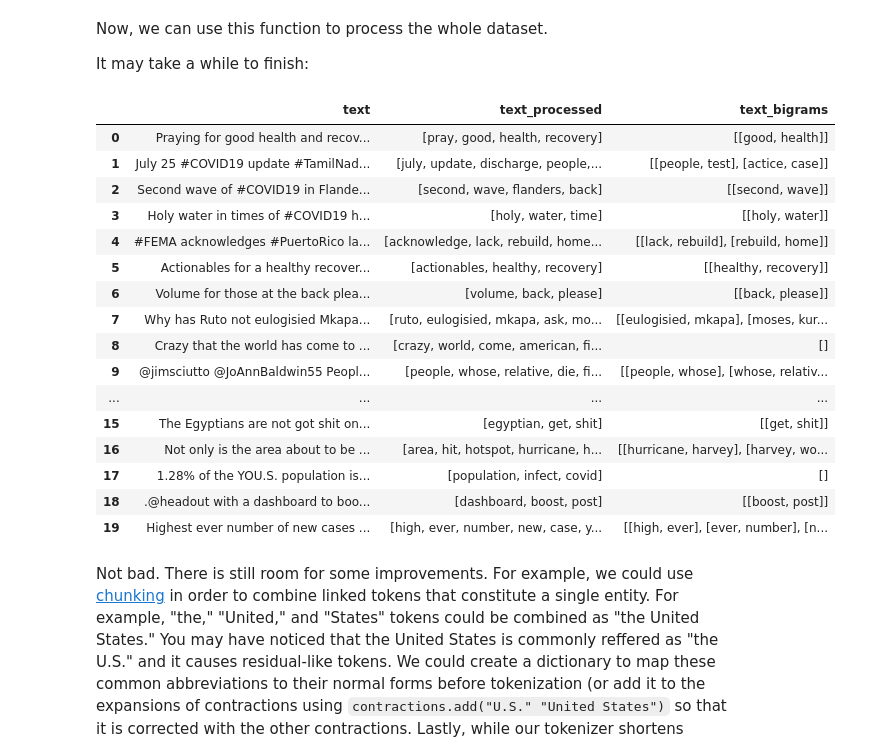
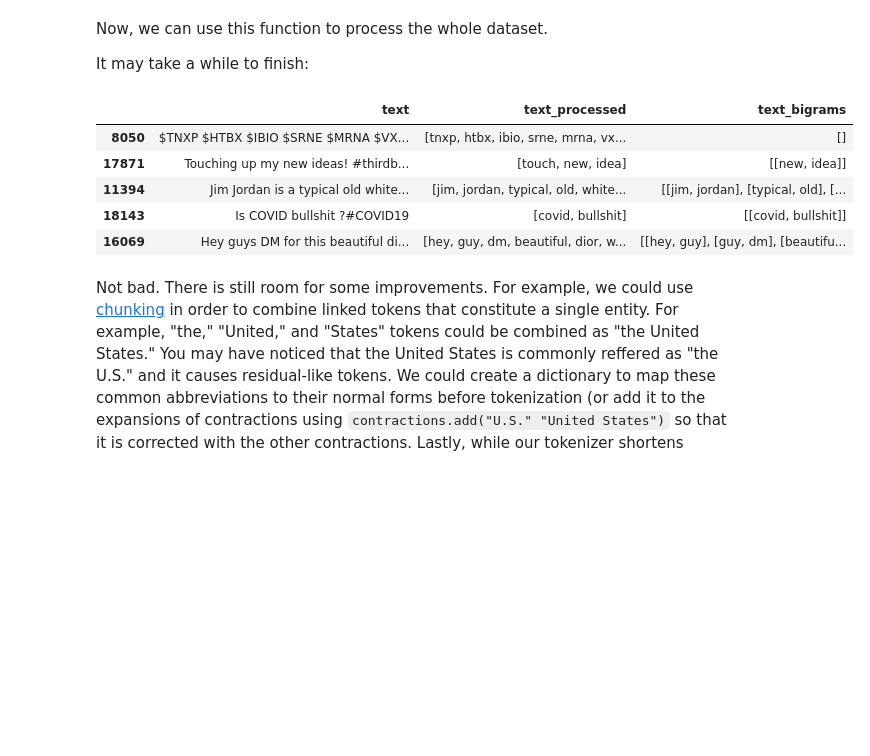
Before and after one commit to volgasezen/is584, a Jupyter notebook: Lab 1/Basic NLP.ipynb, the cells around one changed output. Cells and saved outputs as stored; diff of their text form; code cells hidden in the pictures; blank space fills up the shorter version.

```diff
--- a/Lab 1/Basic NLP.ipynb
+++ b/Lab 1/Basic NLP.ipynb
@@ -94,10 +37,0 @@ Tip: use `findall` function
-# %%
-text = '''The company's database is critical to their business operations.
-          They have a dedicated team that ensures the accuracy and security
-          of the database. However, there was an issue that caused the loss
-          of some important data. The team is currently working to recover
-          the lost data and improve the overall database system.'''
-
-myregex = r"data"
-print(re.findall(myregex,text))
-re.search(myregex,text)
@@ -118,8 +37,0 @@ Considering the above text, Create a regex that will get the text between parent
-# %%
-text = '''The function takes two arguments (x and y) and returns their sum.
-        The output is then printed to the console using the print('asd')
-        function. The parentheses ensure that the arguments are passed to
-        the function correctly and that the output is displayed as intended.'''
-
-# myregex = ## FILL IN HERE ##
-re.findall(myregex,text)
@@ -185,17 +86,0 @@ We can filter tweets by language using the API, and our dataset is _seemingly_ m
-# %%
-from langdetect import detect  ## >5m runtime
-
-def detect_tweet_lang(tweet):
-    # This roughly removes user handles and URLs:
-#     tweet = ' '.join(re.sub("(@[A-Za-z0-9_\-]+ )|(https?:\/\/.* )|(www\..* )"," ",tweet).split())
-    try:
-        lang = detect(tweet)
-    except:
-        lang = ""
-
-    return lang
-
-dataset["lang"] = dataset["text"].apply(detect_tweet_lang)
-
-# Summarizes detected language counts:
-dataset["lang"].value_counts()
@@ -742,29 +350,19 @@ It may take a while to finish:
 # %%
 # Normalizes tweets using the default options.
 # dataset["text_processed"] = [tokenize_normalize(text) for text in dataset["text"].values.tolist()]
 # dataset[["text", "text_processed"]].head(n=20)
 
 # Normalizes tweets and retrieves bigrams as well:
+dataset = dataset.sample(n=1000, random_state=1336)
 dataset["text_processed"], dataset["text_bigrams"] = map(list, zip(*[tokenize_normalize(text, return_bigrams=True) for text in dataset["text"].values.tolist()]))
-dataset[["text", "text_processed", "text_bigrams"]].head(n=20)
+dataset[["text", "text_processed", "text_bigrams"]].head(5)
 # %% [output]
 |  | text | text_processed | text_bigrams |
-| 0 | Praying for good health and recov... | [pray, good, health, recovery] | [[good, health]] |
-| 1 | July 25 #COVID19 update #TamilNad... | [july, update, discharge, people,... | [[people, test], [actice, case]] |
-| 2 | Second wave of #COVID19 in Flande... | [second, wave, flanders, back] | [[second, wave]] |
-| 3 | Holy water in times of #COVID19 h... | [holy, water, time] | [[holy, water]] |
-| 4 | #FEMA acknowledges #PuertoRico la... | [acknowledge, lack, rebuild, home... | [[lack, rebuild], [rebuild, home]] |
-| 5 | Actionables for a healthy recover... | [actionables, healthy, recovery] | [[healthy, recovery]] |
-| 6 | Volume for those at the back plea... | [volume, back, please] | [[back, please]] |
-| 7 | Why has Ruto not eulogisied Mkapa... | [ruto, eulogisied, mkapa, ask, mo... | [[eulogisied, mkapa], [moses, kur... |
-| 8 | Crazy that the world has come to ... | [crazy, world, come, american, fi... | [] |
-| 9 | @jimsciutto @JoAnnBaldwin55 Peopl... | [people, whose, relative, die, fi... | [[people, whose], [whose, relativ... |
-| ... | ... | ... | ... |
-| 15 | The Egyptians are not got shit on... | [egyptian, get, shit] | [[get, shit]] |
-| 16 | Not only is the area about to be ... | [area, hit, hotspot, hurricane, h... | [[hurricane, harvey], [harvey, wo... |
-| 17 | 1.28% of the YOU.S. population is... | [population, infect, covid] | [] |
-| 18 | .@headout with a dashboard to boo... | [dashboard, boost, post] | [[boost, post]] |
-| 19 | Highest ever number of new cases ... | [high, ever, number, new, case, y... | [[high, ever], [ever, number], [n... |
+| 8050 | $TNXP $HTBX $IBIO $SRNE $MRNA $VX... | [tnxp, htbx, ibio, srne, mrna, vx... | [] |
+| 17871 | Touching up my new ideas! #thirdb... | [touch, new, idea] | [[new, idea]] |
+| 11394 | Jim Jordan is a typical old white... | [jim, jordan, typical, old, white... | [[jim, jordan], [typical, old], [... |
+| 18143 | Is COVID bullshit ?#COVID19 | [covid, bullshit] | [[covid, bullshit]] |
+| 16069 | Hey guys DM for this beautiful di... | [hey, guy, dm, beautiful, dior, w... | [[hey, guy], [guy, dm], [beautifu... |
 # %% [markdown]
 Not bad. There is still room for some improvements. For example, we could use [chunking](https://www.nltk.org/book/ch07.html#chunking) in order to combine linked tokens that constitute a single entity. For example, "the," "United," and "States" tokens could be combined as "the United States." You may have noticed that the United States is commonly reffered as "the U.S." and it causes residual-like tokens. We could create a dictionary to map these common abbreviations to their normal forms before tokenization (or add it to the expansions of contractions using `contractions.add("U.S." "United States")` so that it is corrected with the other contractions. Lastly, while our tokenizer shortens consecutively repeating characters to at most three consecutive repetitions ("heyyyyyy!!!!!!!" becomes "heyyy!!!") due to having `reduce_len=True`, it cannot handle "😂😂😂😂😂" since they are separated into individual tokens. These token-level repetitions could be handled and consecutively repeated emojis could be even cleaned as well since they can affect n-gram distributions.
 
```
Also changed, not shown: parts of 60 cells of this notebook, 5 other files.
